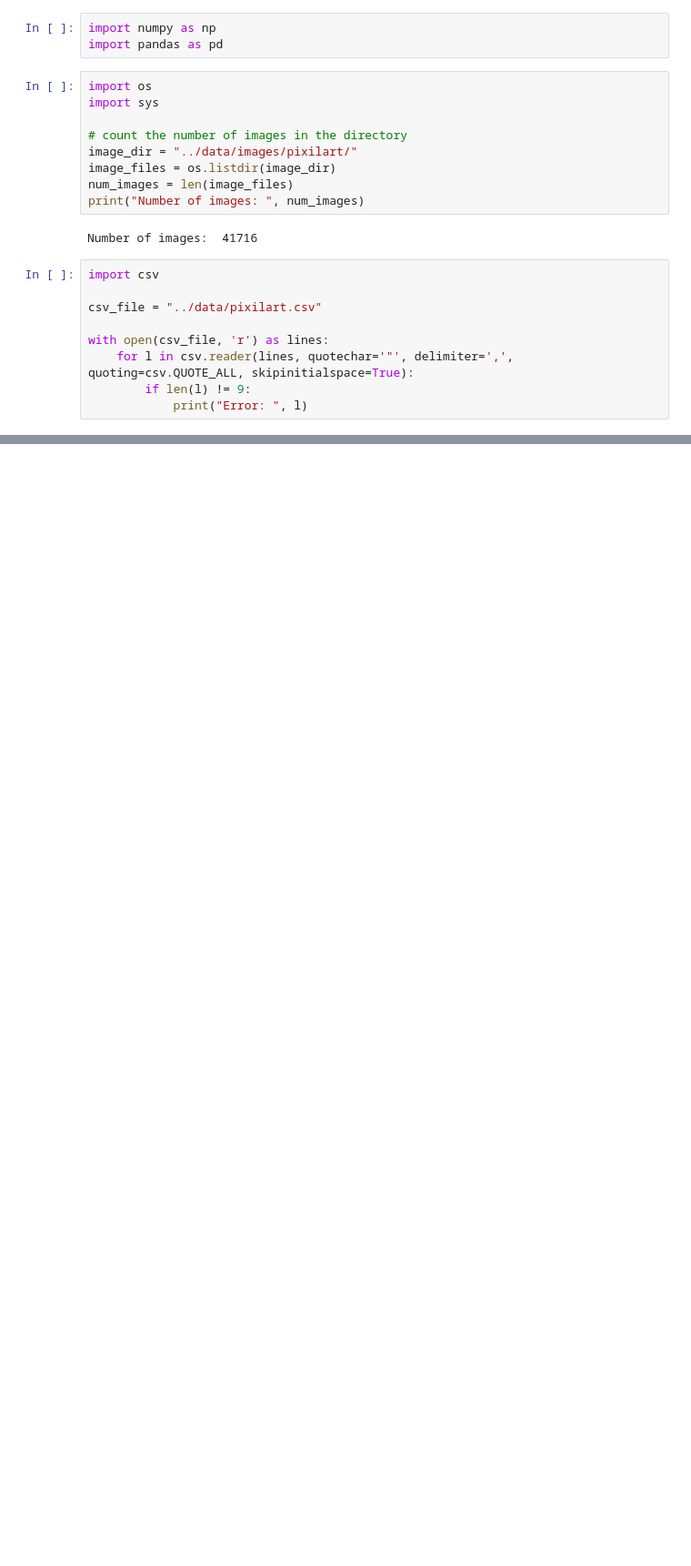
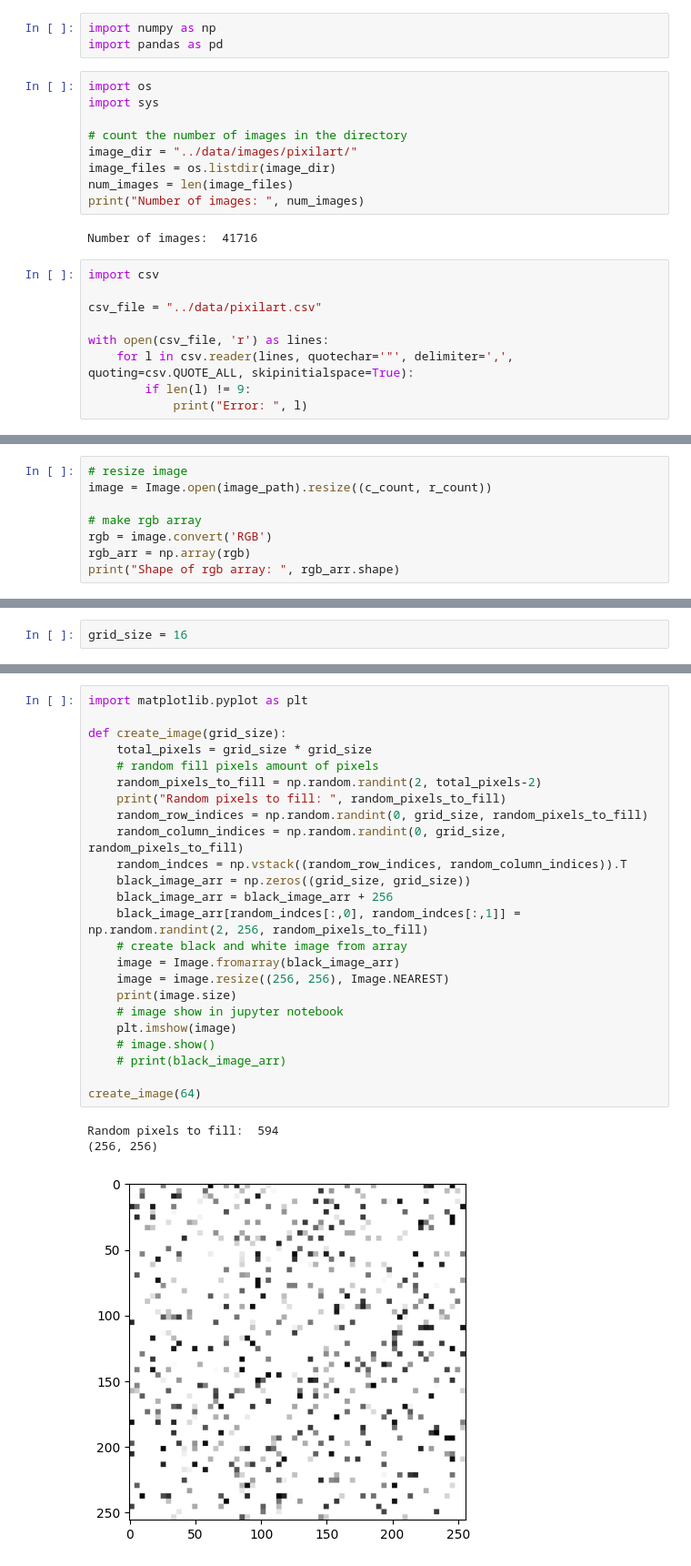
Before and after one commit to hunkim98/pixel-art-ai, a Jupyter notebook: playground/preprocessing.ipynb, the cells around one changed output, grey strips where cells are left out. Shown: that part at 91% size. Saved outputs shown, nothing was run; the diff lists cells and outputs as text; blank space fills up the shorter version.

```diff
--- a/playground/preprocessing.ipynb
+++ b/playground/preprocessing.ipynb
@@ -36,0 +130,8 @@ df.head()
+# %%
+# resize image
+image = Image.open(image_path).resize((c_count, r_count))
+
+# make rgb array
+rgb = image.convert('RGB')
+rgb_arr = np.array(rgb)
+print("Shape of rgb array: ", rgb_arr.shape)
@@ -36,0 +183,2 @@ df.head()
+# %%
+grid_size = 16
@@ -36,0 +235,28 @@ df.head()
+# %%
+import matplotlib.pyplot as plt
+
+def create_image(grid_size):
+    total_pixels = grid_size * grid_size
+    # random fill pixels amount of pixels
+    random_pixels_to_fill = np.random.randint(2, total_pixels-2)
+    print("Random pixels to fill: ", random_pixels_to_fill)
+    random_row_indices = np.random.randint(0, grid_size, random_pixels_to_fill)
+    random_column_indices = np.random.randint(0, grid_size, random_pixels_to_fill)
+    random_indces = np.vstack((random_row_indices, random_column_indices)).T
+    black_image_arr = np.zeros((grid_size, grid_size))
+    black_image_arr = black_image_arr + 256
+    black_image_arr[random_indces[:,0], random_indces[:,1]] = np.random.randint(2, 256, random_pixels_to_fill)
+    # create black and white image from array
+    image = Image.fromarray(black_image_arr)
+    image = image.resize((256, 256), Image.NEAREST)
+    print(image.size)
+    # image show in jupyter notebook
+    plt.imshow(image)
+    # image.show()
+    # print(black_image_arr)
+
+create_image(64)
+# %% [output]
+Random pixels to fill:  594
+(256, 256)
+[figure, added]
```
Also changed, not shown: parts of 22 cells of this notebook, 4 other files.
